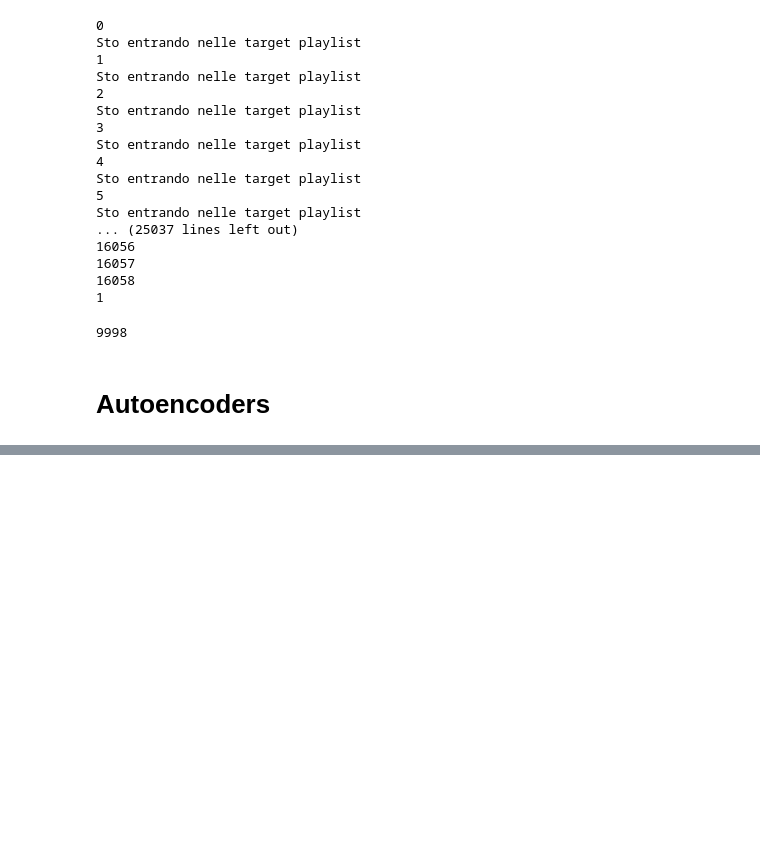
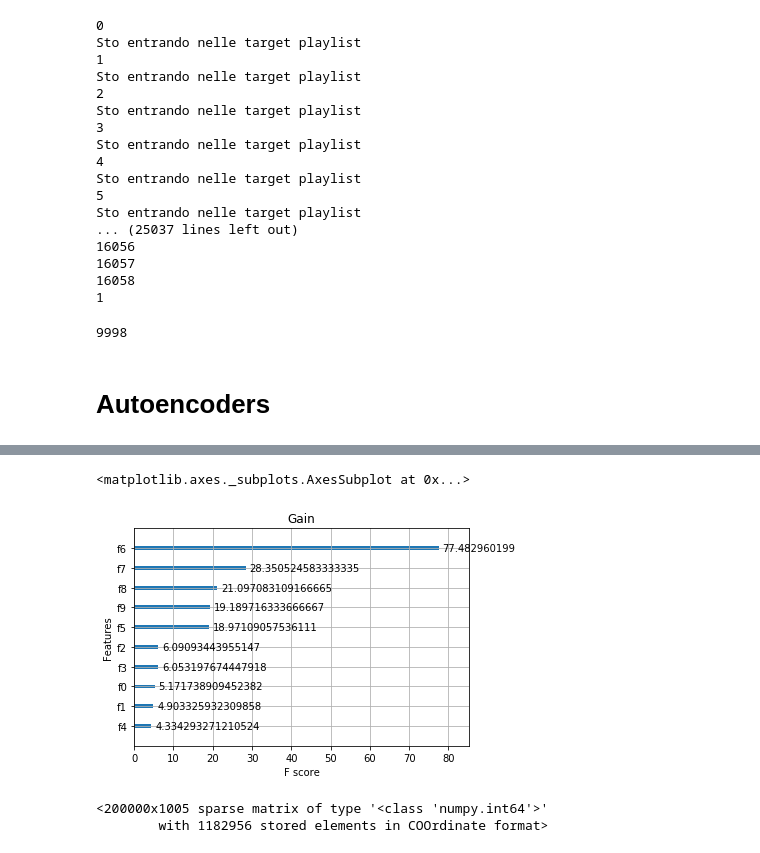
Before and after one commit to federicoBetti/Recommender-System-Competition, a Jupyter notebook: root_test.ipynb, the cells around one changed output, grey strips where cells are left out. Cells and saved outputs as stored; diff of their text form; code cells hidden in the pictures; blank space fills up the shorter version.

Commit message:
testing lot of kernels and xgboost and pytorch

```diff
--- a/root_test.ipynb
+++ b/root_test.ipynb
@@ -737,0 +993,7 @@ print("Algorithm: {}, results: \n{}".format("Autoencoder recommender",
+# %%
+%matplotlib inline
+from xgboost import plot_importance
+plot_importance(model, importance_type='gain', title='Gain')
+# %% [output]
+<matplotlib.axes._subplots.AxesSubplot at 0x...>
+[figure, added]
@@ -737,0 +1004,5 @@ print("Algorithm: {}, results: \n{}".format("Autoencoder recommender",
+# %%
+X_train
+# %% [output]
+<200000x1005 sparse matrix of type '<class 'numpy.int64'>'
+        with 1182956 stored elements in COOrdinate format>
```
Also changed, not shown: parts of 6 cells of this notebook, 54 other files.
